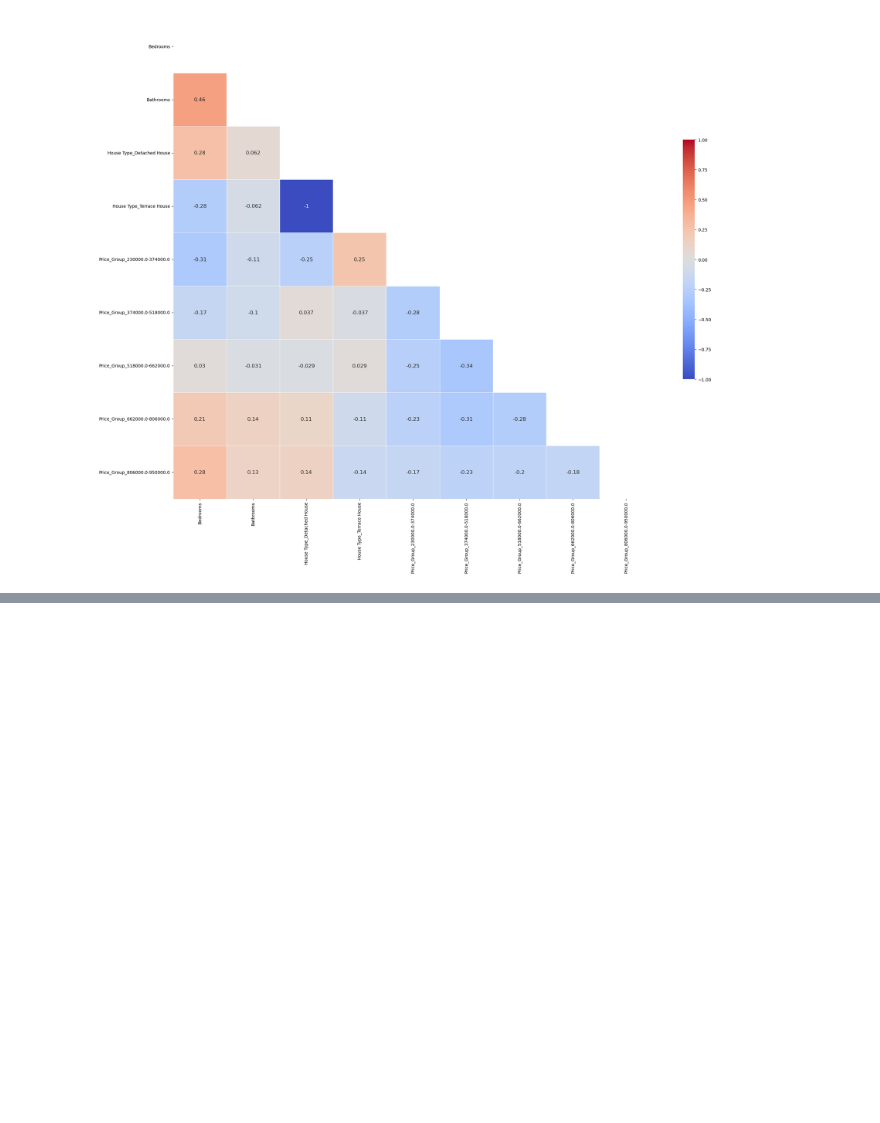
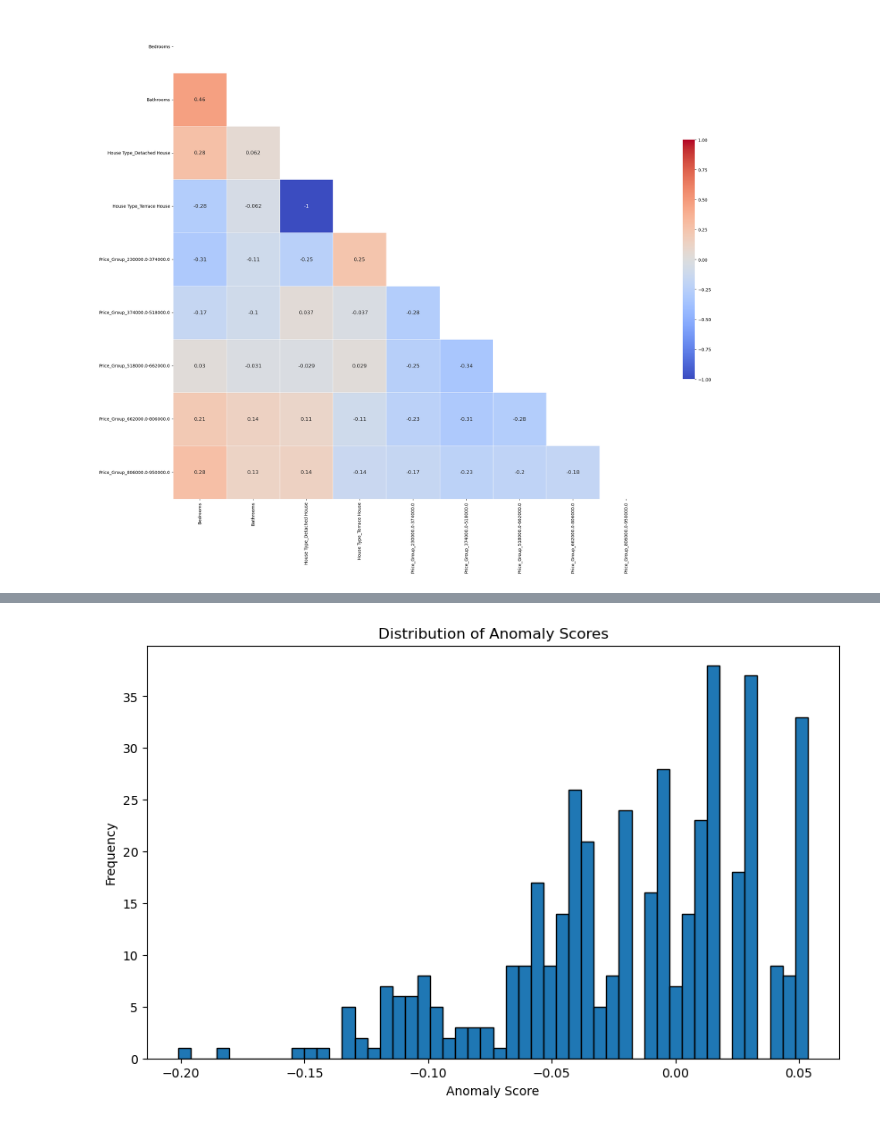
Before and after one commit to EsteraDA/CA2, a Jupyter notebook: ML/Dublin_House ML & Web Scraping.ipynb, the cells around one changed output, grey strips where cells are left out. Saved outputs shown, nothing was run; the diff lists cells and outputs as text; code cells hidden in the pictures; blank space fills up the shorter version.

```diff
--- a/ML/Dublin_House ML & Web Scraping.ipynb
+++ b/ML/Dublin_House ML & Web Scraping.ipynb
@@ -576,0 +1178,5 @@ print(confusion_mat_SVC3)
+# %%
+# getting dummies for 'House Type' column
+df_Dublin = pd.get_dummies(df_Dublin, columns=['District'])
+
+df_Dublin.head()
@@ -576,0 +1206,15 @@ print(confusion_mat_SVC3)
+# %%
+from sklearn.ensemble import IsolationForest
+
+# Create an Isolation Forest model
+model = IsolationForest()
+
+# Fit the model to the data
+model.fit(df_Dublin)
+
+# Predict anomaly scores for each data point
+anomaly_scores = model.decision_function(df_Dublin)
+# %%
+# Add the anomaly scores as a new column in df_Dublin
+df_Dublin['Anomaly Score'] = anomaly_scores
+df_Dublin.head()
@@ -576,0 +1228,10 @@ print(confusion_mat_SVC3)
+# %%
+
+plt.figure(figsize=(10, 6))
+plt.hist(df_Dublin['Anomaly Score'], bins=50, edgecolor='black')
+plt.xlabel('Anomaly Score')
+plt.ylabel('Frequency')
+plt.title('Distribution of Anomaly Scores')
+plt.show()
+# %% [output]
+[figure, added]
```
Also changed, not shown: parts of 68 cells of this notebook.
